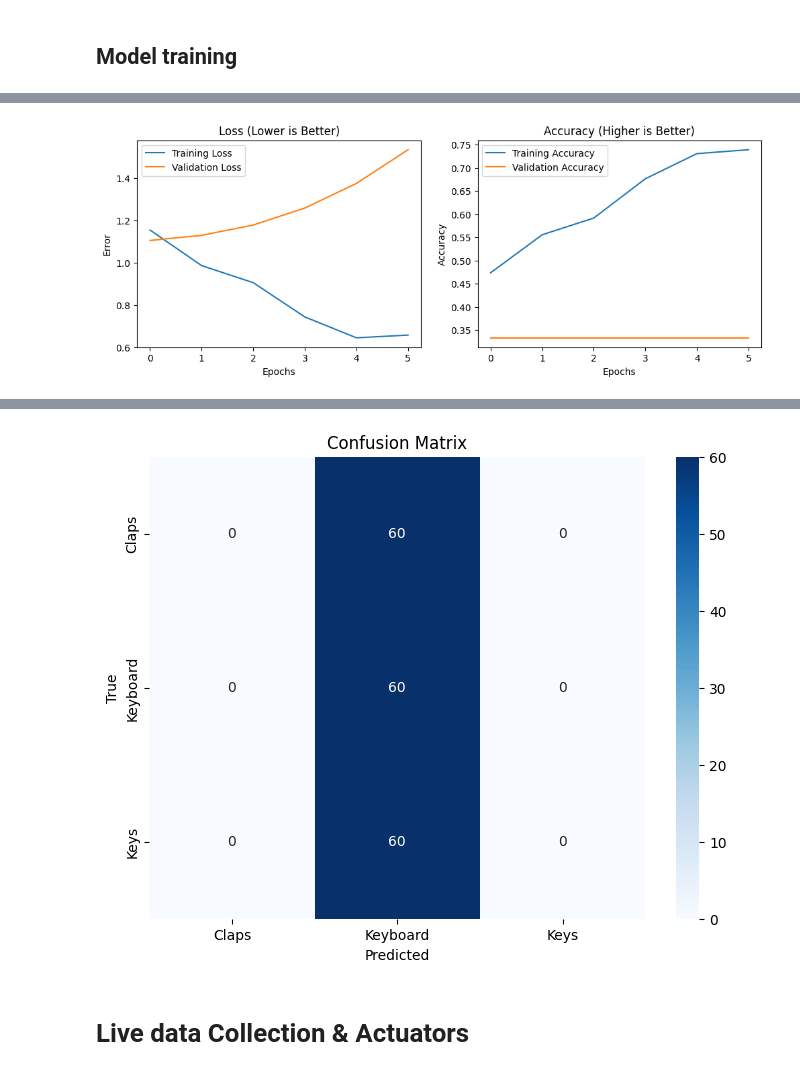
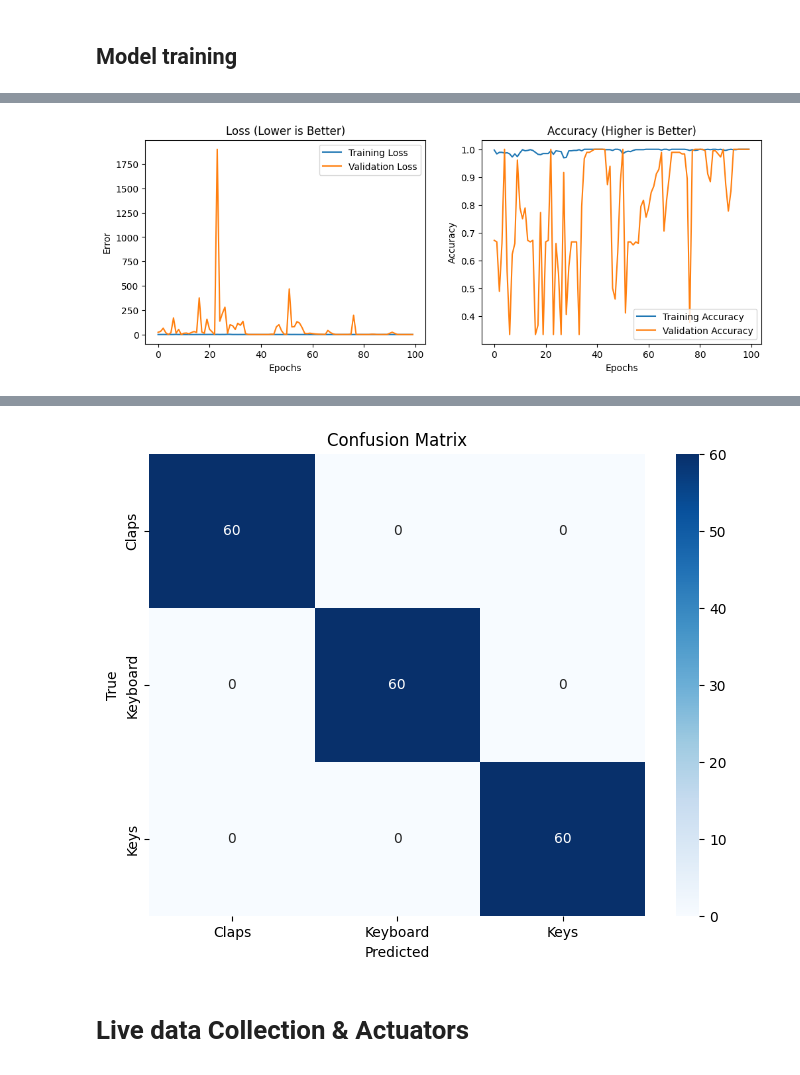
Before and after one commit to pedmur/AIS7, a Jupyter notebook: FinalAssignment/Jetsound.ipynb, the cells around one changed output, grey strips where cells are left out. Cells and saved outputs as stored; diff of their text form; code cells hidden in the pictures.

```diff
--- a/FinalAssignment/Jetsound.ipynb
+++ b/FinalAssignment/Jetsound.ipynb
@@ -321,13 +457,13 @@ model = Sequential([
     Dropout(0.3),
 
     # Conv Block 2
-    Conv2D(32, (3,3), activation='relu', padding='same'),
+    Conv2D(16, (7,3), activation='relu', padding='same'),
     BatchNormalization(),
     MaxPooling2D((2,2)),
     Dropout(0.3),
 
     # Conv Block 3
-    Conv2D(64, (3,3), activation='relu', padding='same'),
+    Conv2D(16, (3,3), activation='relu', padding='same'),
     BatchNormalization(),
     GlobalAveragePooling2D(),  # reduces parameters and prevents overfitting
 
@@ -341,7 +477,7 @@ model = Sequential([
 
 # Use a smaller learning rate to stabilise training
 model.compile(
-    optimizer=Adam(learning_rate=1e-5),
+    optimizer=Adam(learning_rate=1e-1),
     loss='categorical_crossentropy',
     metrics=['accuracy']
 )
@@ -383,20 +519,30 @@ early_stop = EarlyStopping(
 )
 
 # 2. SAVING: Save the best model to a file
-checkpoint = ModelCheckpoint(
+# Define Checkpoint for the modern .keras format
+checkpoint_keras = ModelCheckpoint(
     'best_audio_model.keras',
     monitor='val_loss',
     save_best_only=True,
     verbose=1
 )
 
+# Define Checkpoint for the legacy .h5 format
+checkpoint_h5 = ModelCheckpoint(
+    'best_audio_model.h5',
+    monitor='val_loss',
+    save_best_only=True,
+    verbose=0 # Set to 0 to avoid double printing lines in the console
+)
+
 # 3. FITTING
 history = model.fit(
     x_train, y_train,
-    epochs=100,            # Set high, let EarlyStopping decide when to end
+    epochs=100,
     batch_size=32,         # 32 is standard. For small data, 16 is also okay.
     validation_data=(x_test, y_test),
-    callbacks=[checkpoint, early_stop]
+    # Add both variables to this list
+    callbacks=[checkpoint_keras, checkpoint_h5]
 )
 
 import matplotlib.pyplot as plt
@@ -466 +634 @@ Restoring model weights from the end of the best epoch: 1.
-[figure, old version]
+[figure, new version]
@@ -468,4 +636,4 @@ Restoring model weights from the end of the best epoch: 1.
-[figure, old version]
+[figure, new version]
 # %% [markdown]
 # Live data Collection & Actuators
 # %%
```
Also changed, not shown: parts of 14 cells of this notebook, 2 other files.
